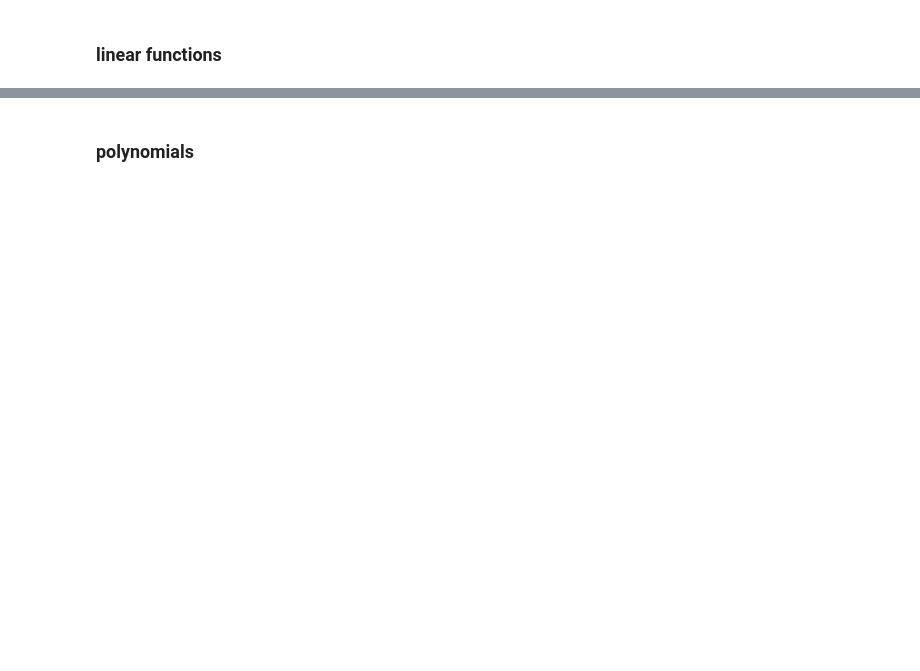
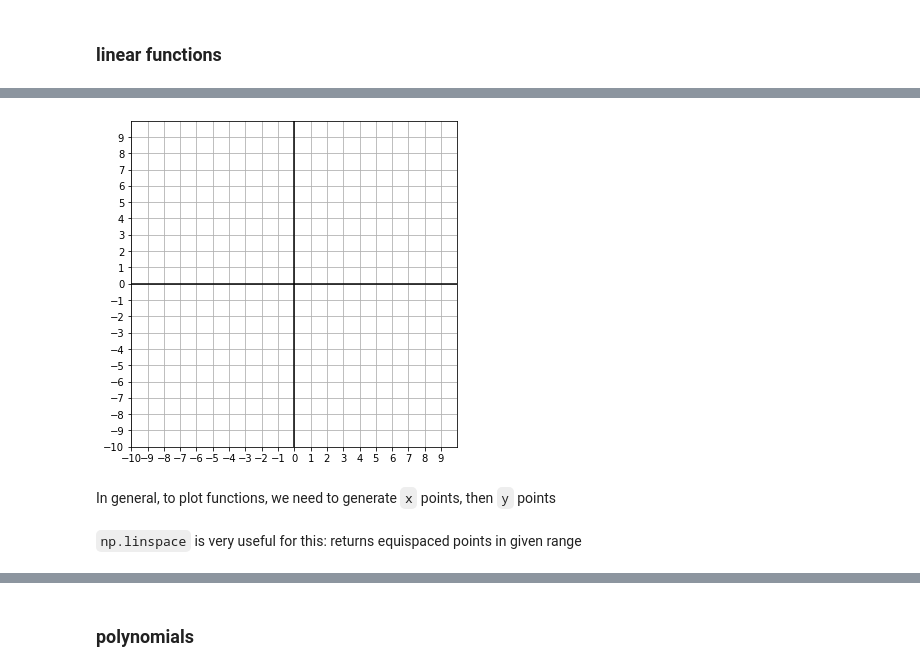
Before and after one commit to Ironhack-Data-Madrid-Enero-2021/Classroom-Materials, a Jupyter notebook: week_05/01-math-refresher.ipynb, the cells around one changed output, grey strips where cells are left out. Cells and saved outputs as stored; diff of their text form; code cells hidden in the pictures; blank space fills up the shorter version.

```diff
--- a/week_05/01-math-refresher.ipynb
+++ b/week_05/01-math-refresher.ipynb
@@ -32,0 +200,30 @@ You can find handwritten contents in a pdf file in this same directory
+# %%
+def initialize_grid():
+    fig, ax = plt.subplots(figsize=(6, 6))
+
+    # where do we want lines
+    ticks = np.arange(-10, 10, 1)
+
+    # draw grid
+    ax.set_xticks(ticks)
+    ax.set_yticks(ticks)
+    ax.grid(True, which='both')
+
+    # 1-1 X and Y proportion
+    ax.set_aspect('equal')
+
+    # X and Y axes
+    ax.axhline(y=0, color='k')
+    ax.axvline(x=0, color='k')
+
+    # set axes' limits
+    ax.set_xlim([-10, 10])
+    ax.set_ylim([-10, 10])
+# %%
+initialize_grid()
+# %% [output]
+[figure, added]
+# %% [markdown]
+In general, to plot functions, we need to generate `x` points, then `y` points
+# %% [markdown]
+`np.linspace` is very useful for this: returns equispaced points in given range
```
Also changed, not shown: parts of 98 cells of this notebook, 1 other file.
